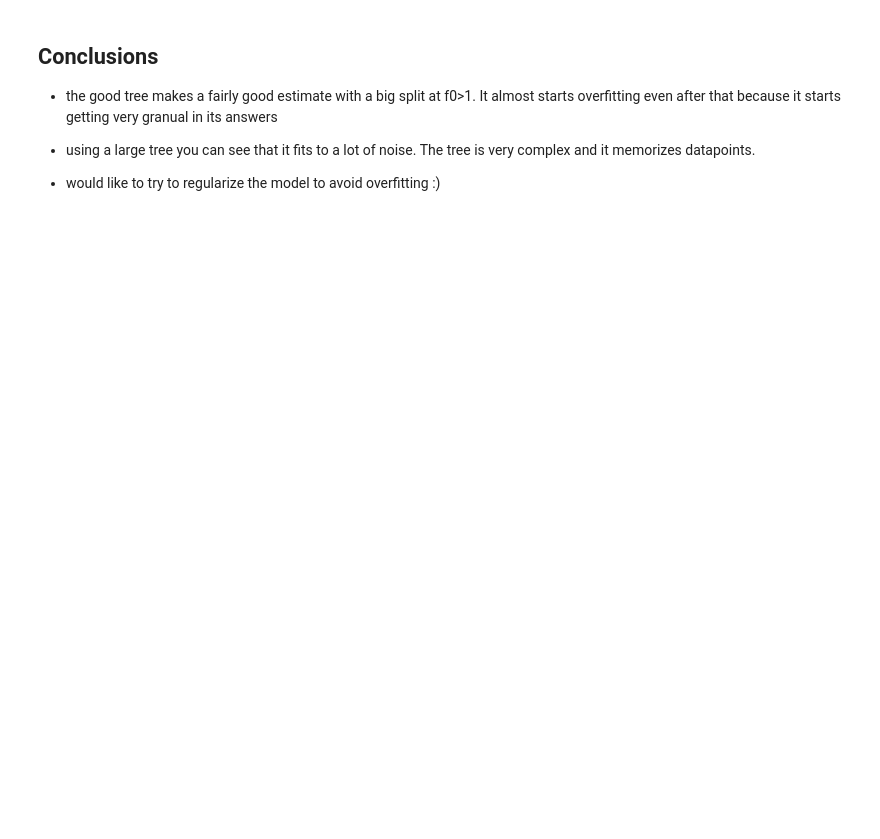
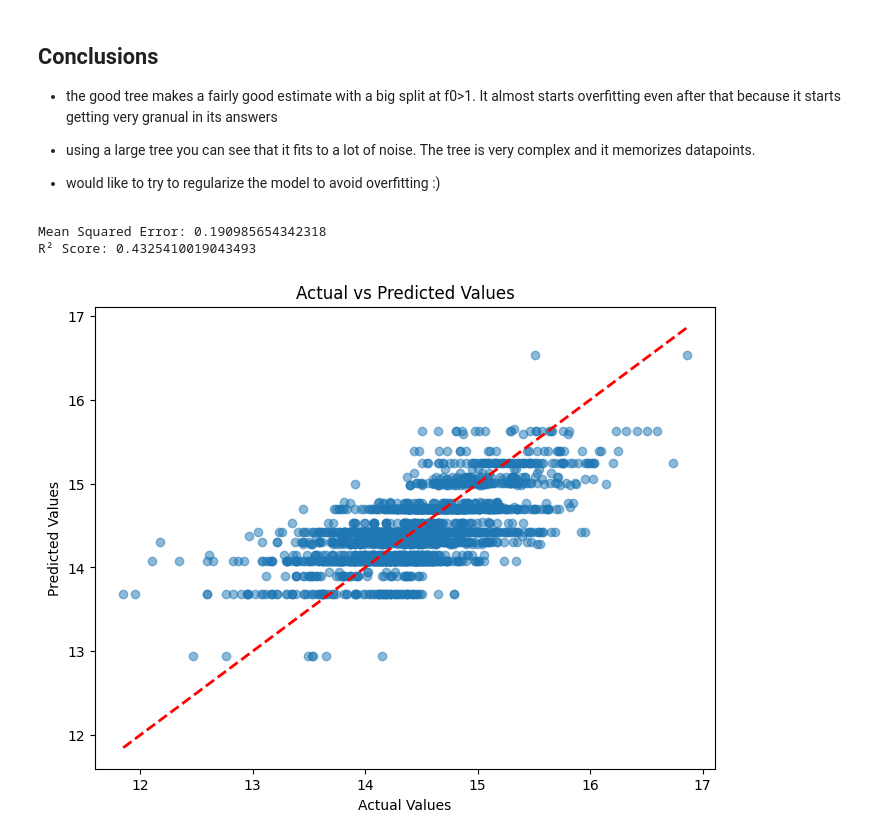
Before and after one commit to casperHansenTEOA/dat341, a Jupyter notebook: lab1.ipynb, the cells around one changed output. Cells and saved outputs as stored; diff of their text form; code cells hidden in the pictures; blank space fills up the shorter version.

Commit message:
evaluated the tree:)

```diff
--- a/lab1.ipynb
+++ b/lab1.ipynb
@@ -816,0 +819,31 @@ print(mean_squared_error(YtestHouse, Yguess))
+# %%
+from sklearn.metrics import r2_score
+
+
+import matplotlib.pyplot as plt
+
+# Train the TreeRegressor
+reg = TreeRegressor(max_depth=5, variance=0.001)
+reg.fit(XtrainHouse, YtrainHouse)
+
+# Predict on the test data
+Yguess = reg.predict(XtestHouse)
+
+mse = mean_squared_error(YtestHouse, Yguess)
+print("Mean Squared Error:", mse)
+
+r2 = r2_score(YtestHouse, Yguess)
+print("R² Score:", r2)
+
+# Plot actual vs predicted values
+plt.figure(figsize=(8, 6))
+plt.scatter(YtestHouse, Yguess, alpha=0.5)
+plt.plot([YtestHouse.min(), YtestHouse.max()], [YtestHouse.min(), YtestHouse.max()], 'r--', lw=2)
+plt.xlabel("Actual Values")
+plt.ylabel("Predicted Values")
+plt.title("Actual vs Predicted Values")
+plt.show()
+# %% [output]
+Mean Squared Error: 0.190985654342318
+R² Score: 0.4325410019043493
+[figure, added]
```
Also changed, not shown: parts of 7 cells of this notebook.
